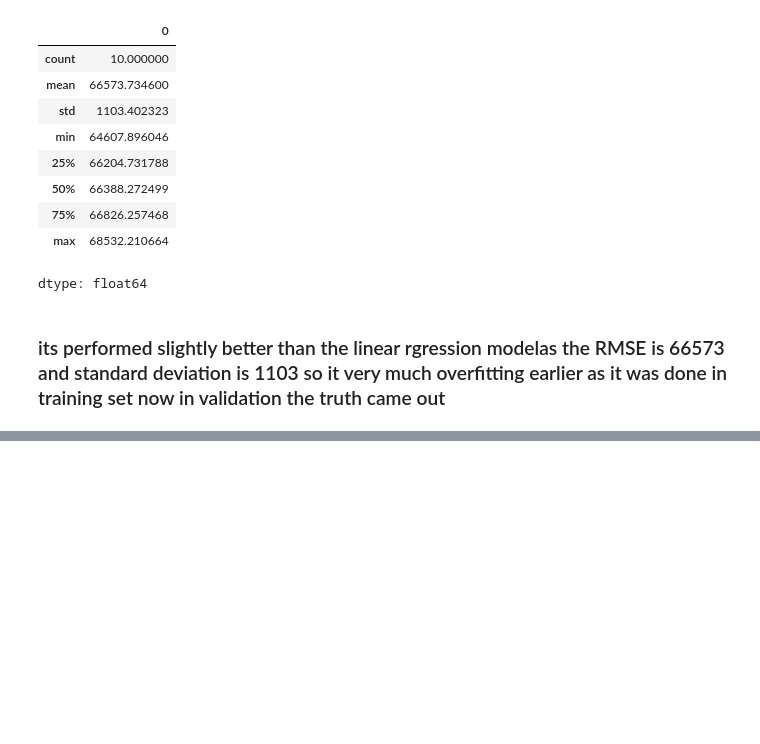
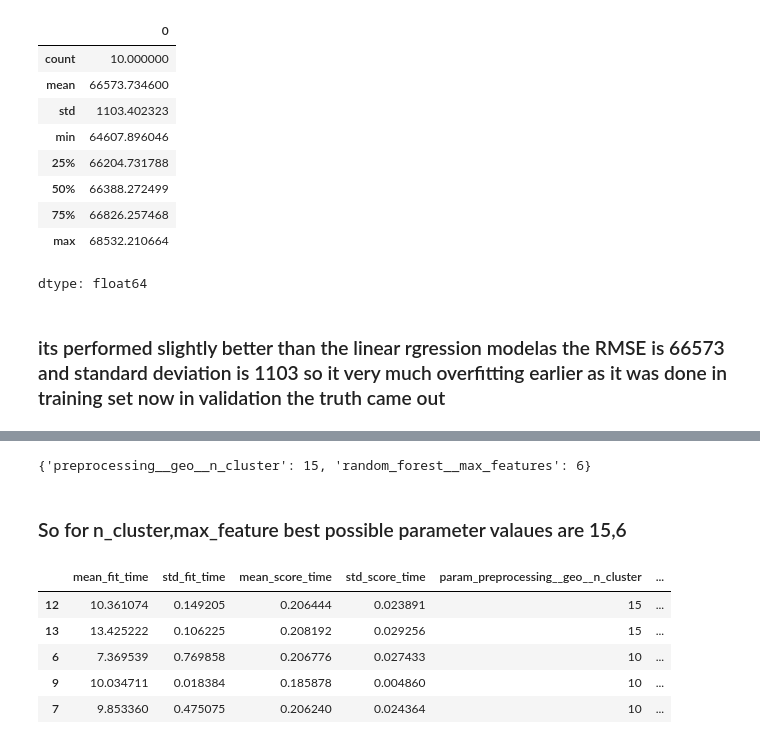
Before and after one commit to Halloloid/ML_Journey, a Jupyter notebook: ch_2/Chapter_2.ipynb, the cells around one changed output, grey strips where cells are left out. Saved outputs shown, nothing was run; the diff lists cells and outputs as text; code cells hidden in the pictures; blank space fills up the shorter version.

Commit message:
Used GridSearchCV for getting best Possible hyperparams combination

```diff
--- a/ch_2/Chapter_2.ipynb
+++ b/ch_2/Chapter_2.ipynb
@@ -845,0 +839,21 @@ dtype: float64
+# %%
+# We will use Sklearn library so that instead of we manually change and chcek which hyperparameter is best for the model it will do for us and train the model and
+# and we can see which combination of hyperparameters is the best
+
+from sklearn.model_selection import GridSearchCV
+
+full_pipeline = Pipeline([
+    ("preprocessing",preprocessing),
+    ("random_forest",RandomForestRegressor(random_state=42))
+])
+
+param_grid = [ # Use double underscore in 'preprocessing__geo__n_clusters' as its splits the string in double underscore and find 'preprocessing','geo','n_clusters'
+               # which is in out pipeline we are doing this for 2 hyperparameters n_cluster,max_features
+    {'preprocessing__geo__n_cluster':[5,8,10],
+     'random_forest__max_features':[4,6,8]},
+    {'preprocessing__geo__n_cluster':[10,15],
+     'random_forest__max_features':[6,8,10]}
+]
+
+grid_search = GridSearchCV(full_pipeline,param_grid,cv=3,scoring='neg_root_mean_squared_error') # For every combination it will train 3 times
+grid_search.fit(housing,housing_labels)
@@ -845,0 +880,17 @@ dtype: float64
+# %%
+grid_search.best_params_
+# %% [output]
+{'preprocessing__geo__n_cluster': 15, 'random_forest__max_features': 6}
+# %% [markdown]
+### So for n_cluster,max_feature best possible parameter valaues are 15,6
+# %%
+cv_res = pd.DataFrame(grid_search.cv_results_)
+cv_res.sort_values(by="mean_test_score",ascending = False,inplace= True)
+cv_res.head()
+# %% [output]
+|  | mean_fit_time | std_fit_time | mean_score_time | std_score_time | param_preprocessing__geo__n_cluster | ... |
+| 12 | 10.361074 | 0.149205 | 0.206444 | 0.023891 | 15 | ... |
+| 13 | 13.425222 | 0.106225 | 0.208192 | 0.029256 | 15 | ... |
+| 6 | 7.369539 | 0.769858 | 0.206776 | 0.027433 | 10 | ... |
+| 9 | 10.034711 | 0.018384 | 0.185878 | 0.004860 | 10 | ... |
+| 7 | 9.853360 | 0.475075 | 0.206240 | 0.024364 | 10 | ... |
```
Also changed, not shown: parts of 6 cells of this notebook.
